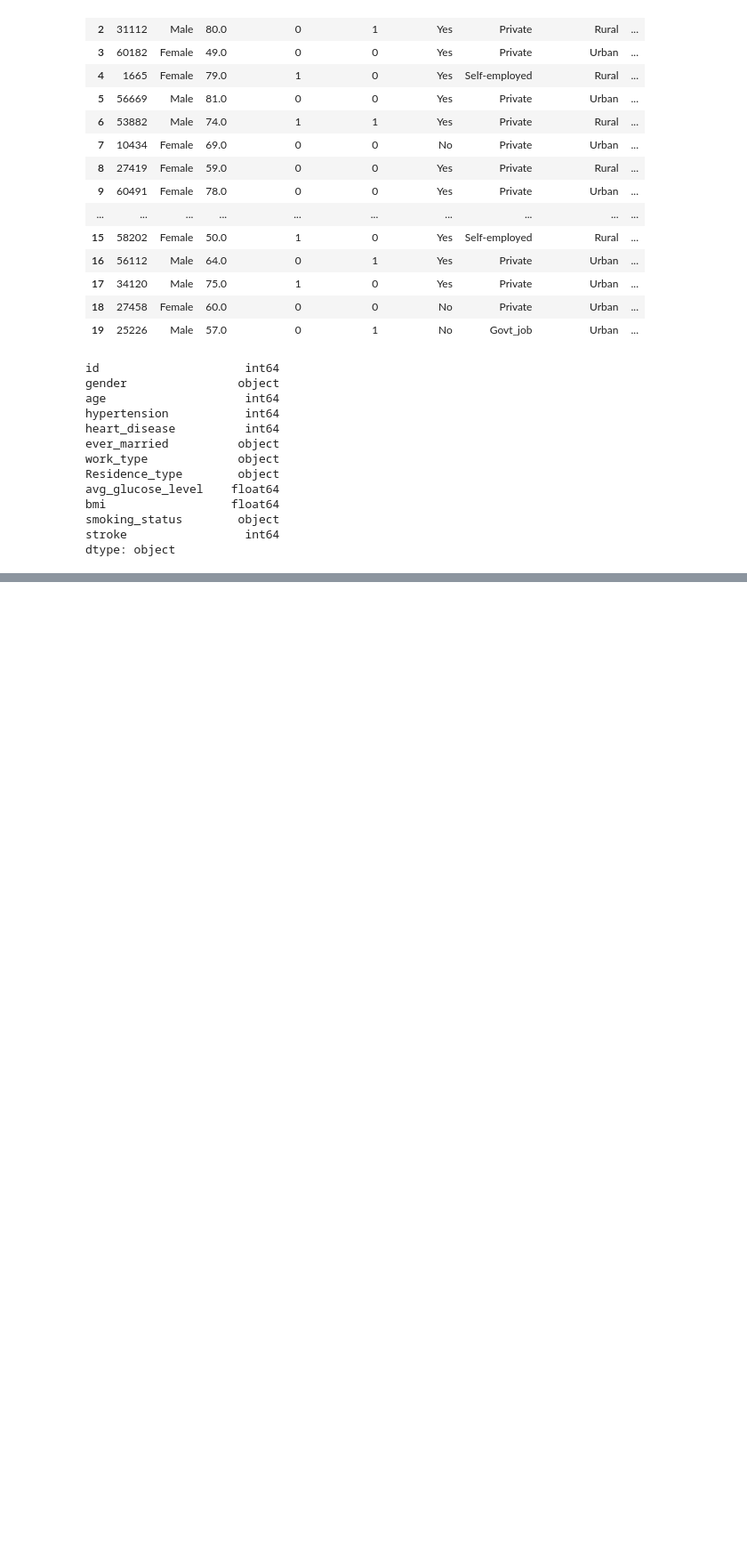
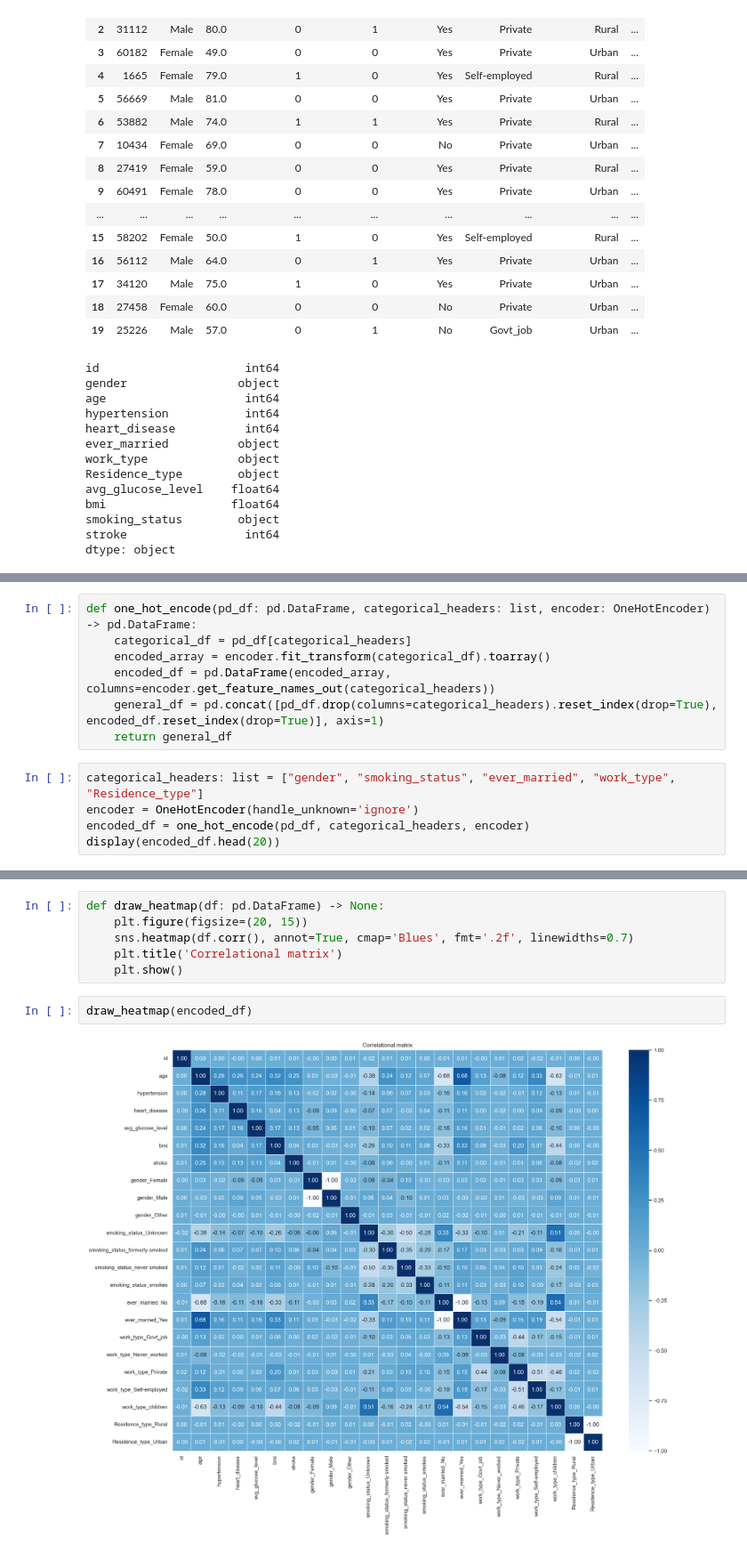
Before and after one commit to saulbadman3/DataAnalysis, a Jupyter notebook: Lab4/lab4_2.ipynb, the cells around one changed output, grey strips where cells are left out. Shown at 89% size. Saved outputs shown, nothing was run; the diff lists cells and outputs as text; blank space fills up the shorter version.

```diff
--- a/Lab4/lab4_2.ipynb
+++ b/Lab4/lab4_2.ipynb
@@ -114,0 +151,12 @@ plt.show()
+# %%
+def one_hot_encode(pd_df: pd.DataFrame, categorical_headers: list, encoder: OneHotEncoder) -> pd.DataFrame:
+    categorical_df = pd_df[categorical_headers]
+    encoded_array = encoder.fit_transform(categorical_df).toarray()
+    encoded_df = pd.DataFrame(encoded_array, columns=encoder.get_feature_names_out(categorical_headers))
+    general_df = pd.concat([pd_df.drop(columns=categorical_headers).reset_index(drop=True), encoded_df.reset_index(drop=True)], axis=1)
+    return general_df
+# %%
+categorical_headers: list = ["gender", "smoking_status", "ever_married", "work_type", "Residence_type"]
+encoder = OneHotEncoder(handle_unknown='ignore')
+encoded_df = one_hot_encode(pd_df, categorical_headers, encoder)
+display(encoded_df.head(20))
@@ -114,0 +182,10 @@ plt.show()
+# %%
+def draw_heatmap(df: pd.DataFrame) -> None:
+    plt.figure(figsize=(20, 15))
+    sns.heatmap(df.corr(), annot=True, cmap='Blues', fmt='.2f', linewidths=0.7)
+    plt.title('Correlational matrix')
+    plt.show()
+# %%
+draw_heatmap(encoded_df)
+# %% [output]
+[figure, added]
```
Also changed, not shown: parts of 16 cells of this notebook.
